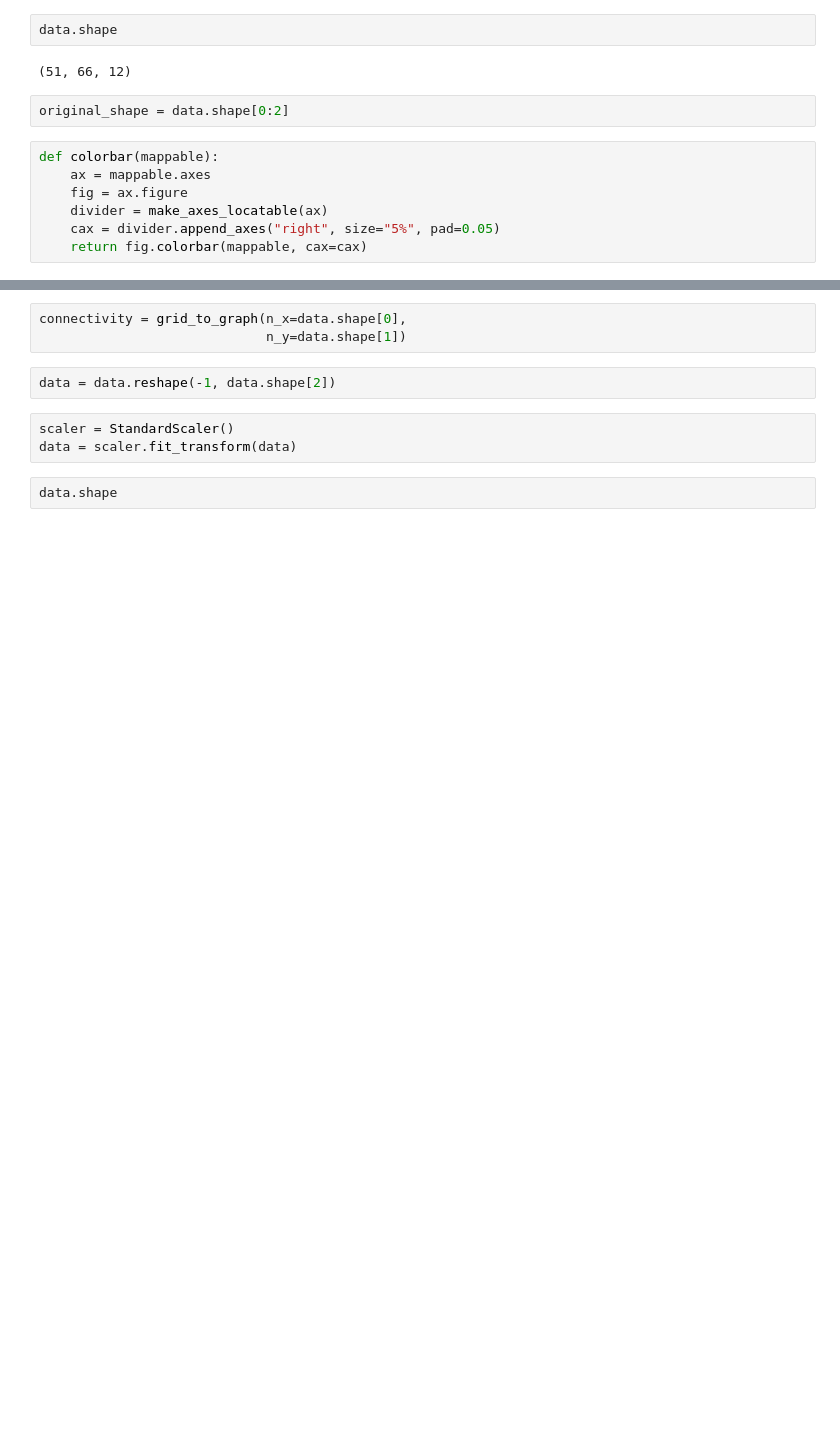
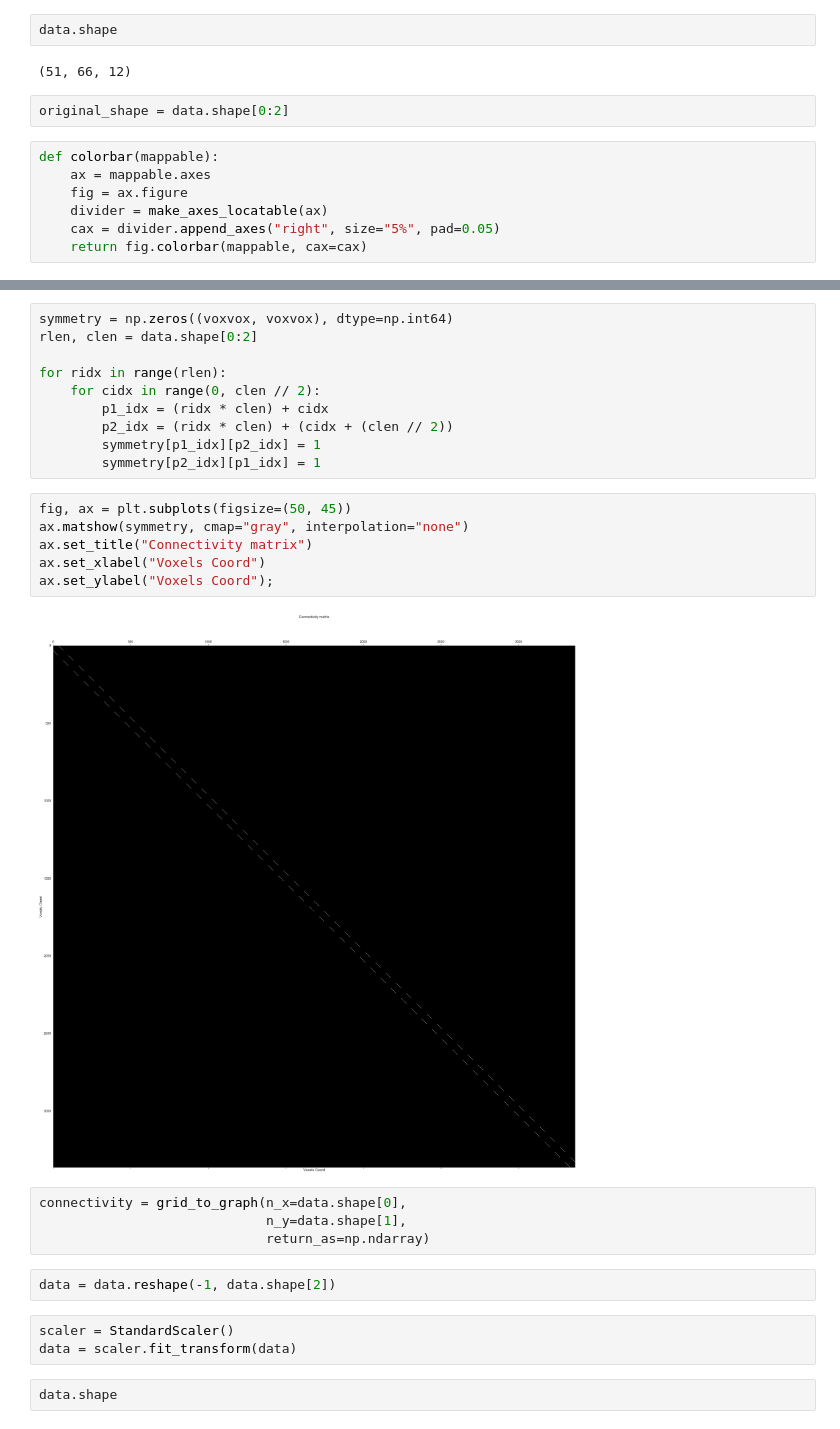
Before and after one commit to neuropoly/tract-clustering, a Jupyter notebook: notebooks/eda.ipynb, the cells around one changed output, grey strips where cells are left out. Saved outputs shown, nothing was run; the diff lists cells and outputs as text; blank space fills up the shorter version.

```diff
--- a/notebooks/eda.ipynb
+++ b/notebooks/eda.ipynb
@@ -78,6 +84,25 @@ plt.tight_layout(h_pad=1)
+# %%
+symmetry = np.zeros((voxvox, voxvox), dtype=np.int64)
+rlen, clen = data.shape[0:2]
+
+for ridx in range(rlen):
+    for cidx in range(0, clen // 2):
+        p1_idx = (ridx * clen) + cidx
+        p2_idx = (ridx * clen) + (cidx + (clen // 2))
+        symmetry[p1_idx][p2_idx] = 1
+        symmetry[p2_idx][p1_idx] = 1
+# %%
+fig, ax = plt.subplots(figsize=(50, 45))
+ax.matshow(symmetry, cmap="gray", interpolation="none")
+ax.set_title("Connectivity matrix")
+ax.set_xlabel("Voxels Coord")
+ax.set_ylabel("Voxels Coord");
+# %% [output]
+[figure, added]
 # %%
 connectivity = grid_to_graph(n_x=data.shape[0],
-                             n_y=data.shape[1])
+                             n_y=data.shape[1],
+                             return_as=np.ndarray)
 # %%
 data = data.reshape(-1, data.shape[2])
 # %%
```
Also changed, not shown: parts of 11 cells of this notebook.
